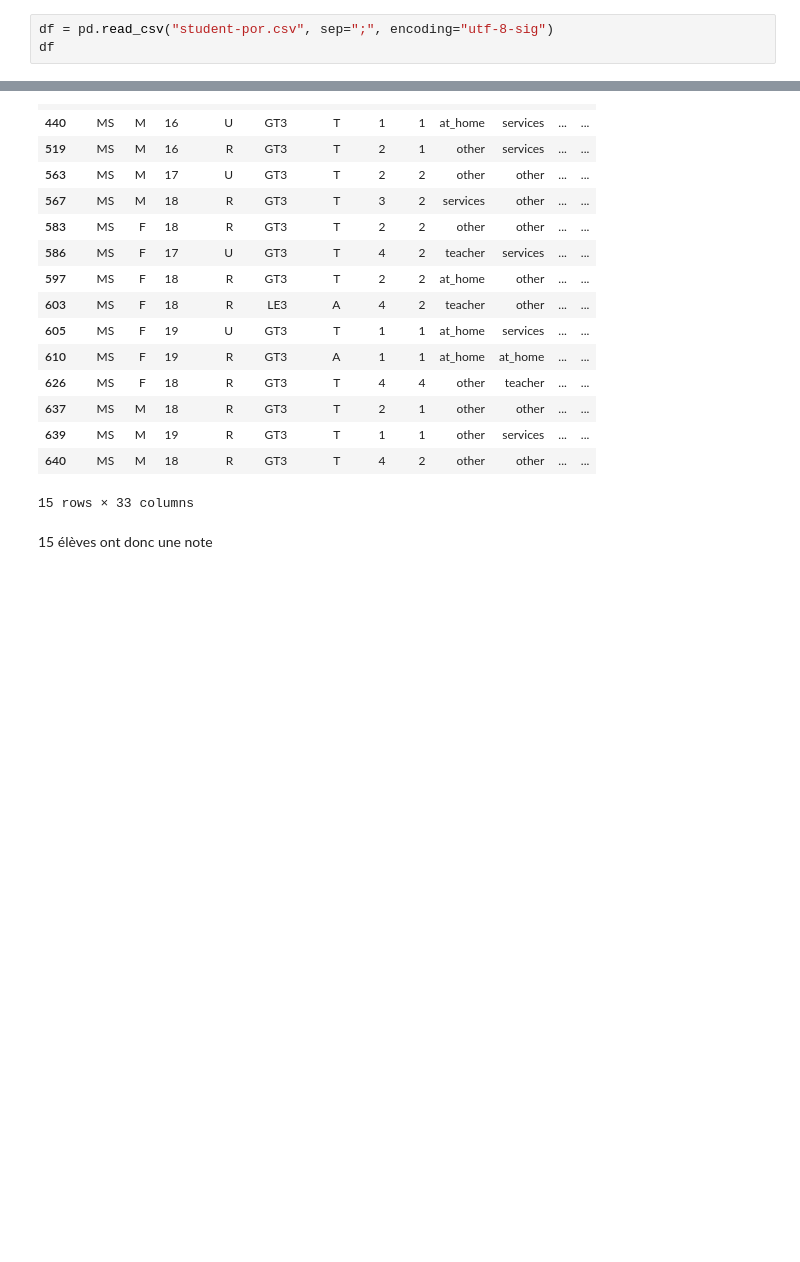
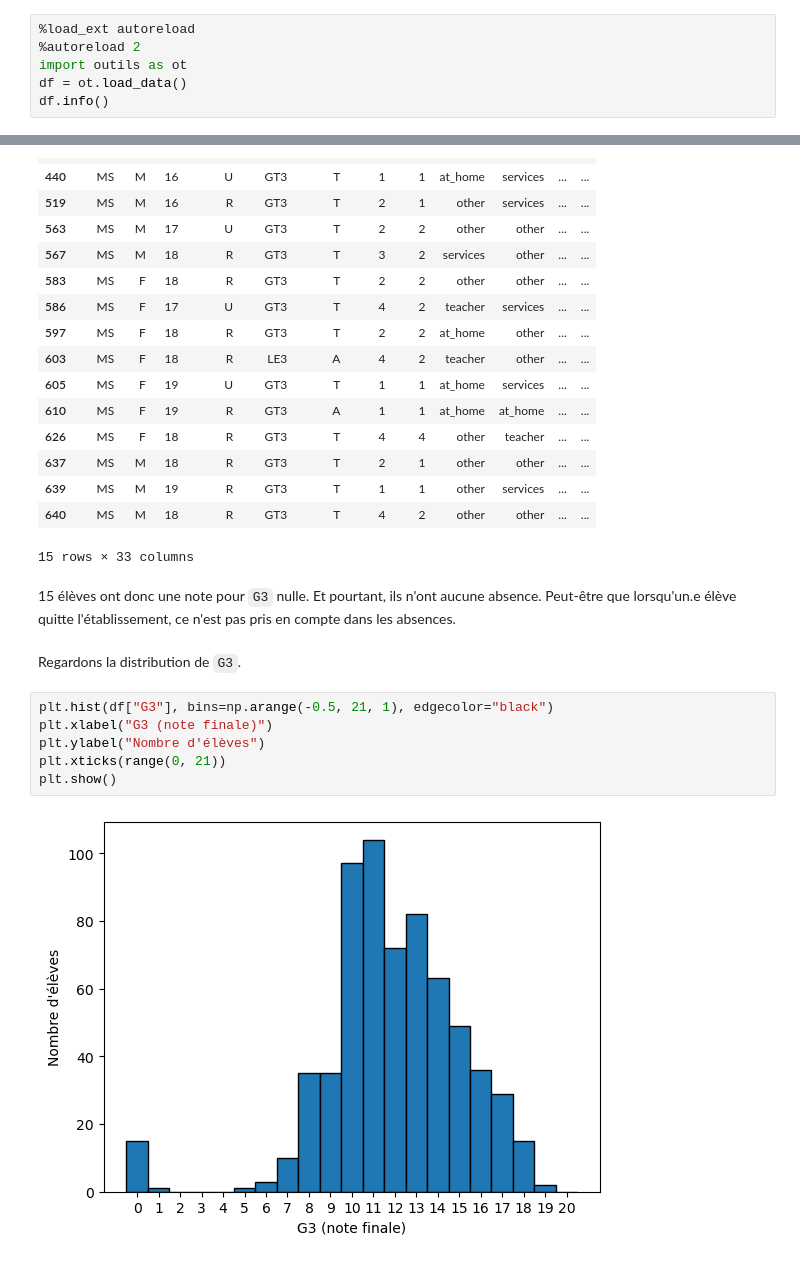
Before and after one commit to elalaxi/ML_kaggle, a Jupyter notebook: student_perf_real/1-exploration.ipynb, the cells around one changed output, grey strips where cells are left out. Cells and saved outputs as stored; diff of their text form; blank space fills up the shorter version.

```diff
--- a/student_perf_real/1-exploration.ipynb
+++ b/student_perf_real/1-exploration.ipynb
@@ -16,6 +16,9 @@ import seaborn as sns
 # %% [markdown]
 On utilise `encoding="utf-8-sig"` pour retirer le BOM (*Byte Order Mark*) devant le nom des colonnes.
 # %%
-df = pd.read_csv("student-por.csv", sep=";", encoding="utf-8-sig")
-df
+%load_ext autoreload
+%autoreload 2
+import outils as ot
+df = ot.load_data()
+df.info()
 # %% [output]
@@ -77,4 +84,14 @@ df[df.G3 == 0]
 | 640 | MS | M | 18 | R | GT3 | T | 4 | 2 | other | other | ... | ... |
 15 rows × 33 columns
 # %% [markdown]
-15 élèves ont donc une note
+15 élèves ont donc une note pour `G3` nulle. Et pourtant, ils n'ont aucune absence. Peut-être que lorsqu'un.e élève quitte l'établissement, ce n'est pas pris en compte dans les absences.
+# %% [markdown]
+Regardons la distribution de `G3`.
+# %%
+plt.hist(df["G3"], bins=np.arange(-0.5, 21, 1), edgecolor="black")
+plt.xlabel("G3 (note finale)")
+plt.ylabel("Nombre d'élèves")
+plt.xticks(range(0, 21))
+plt.show()
+# %% [output]
+[figure, added]
```
Also changed, not shown: parts of 4 cells of this notebook, 1 other file.
